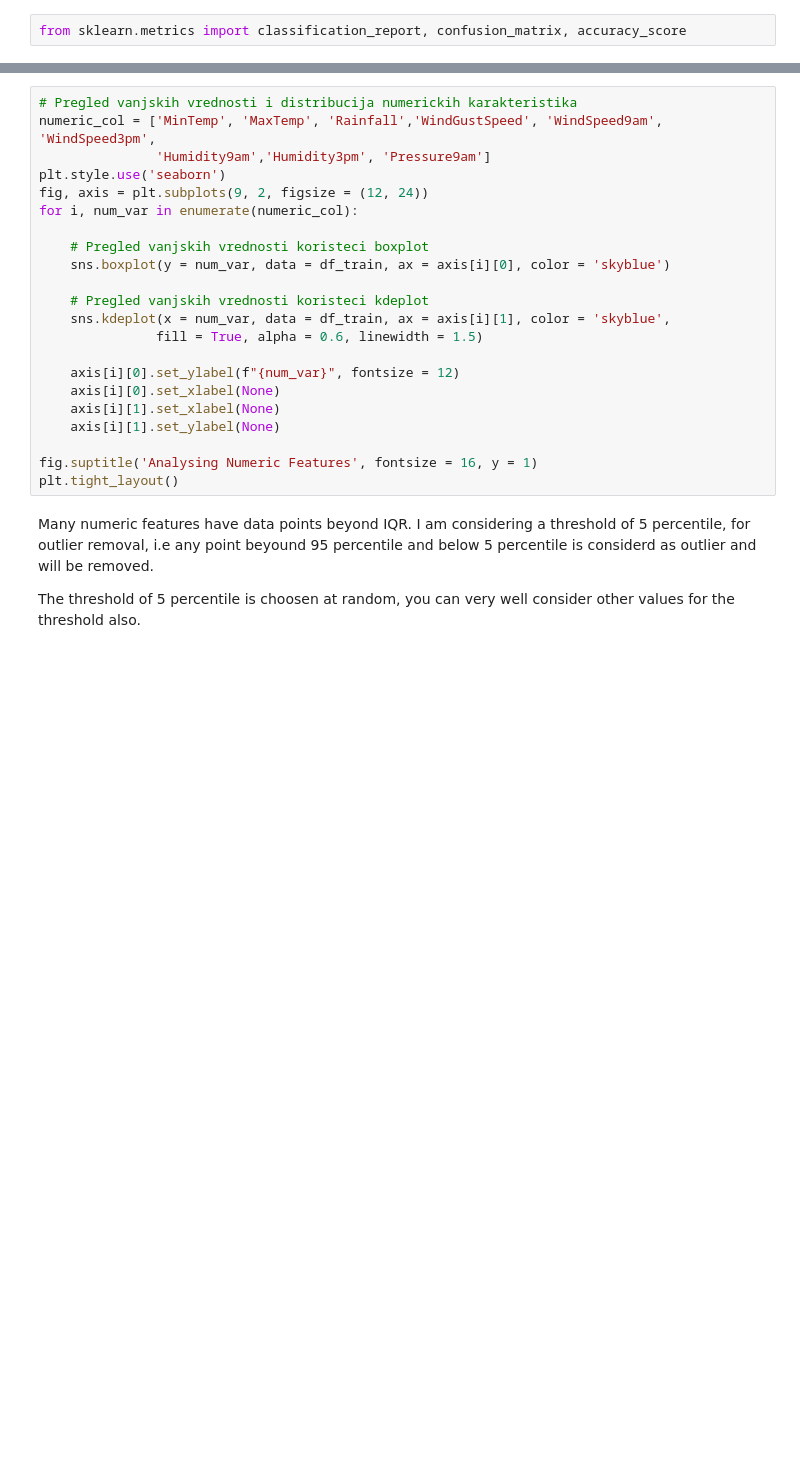
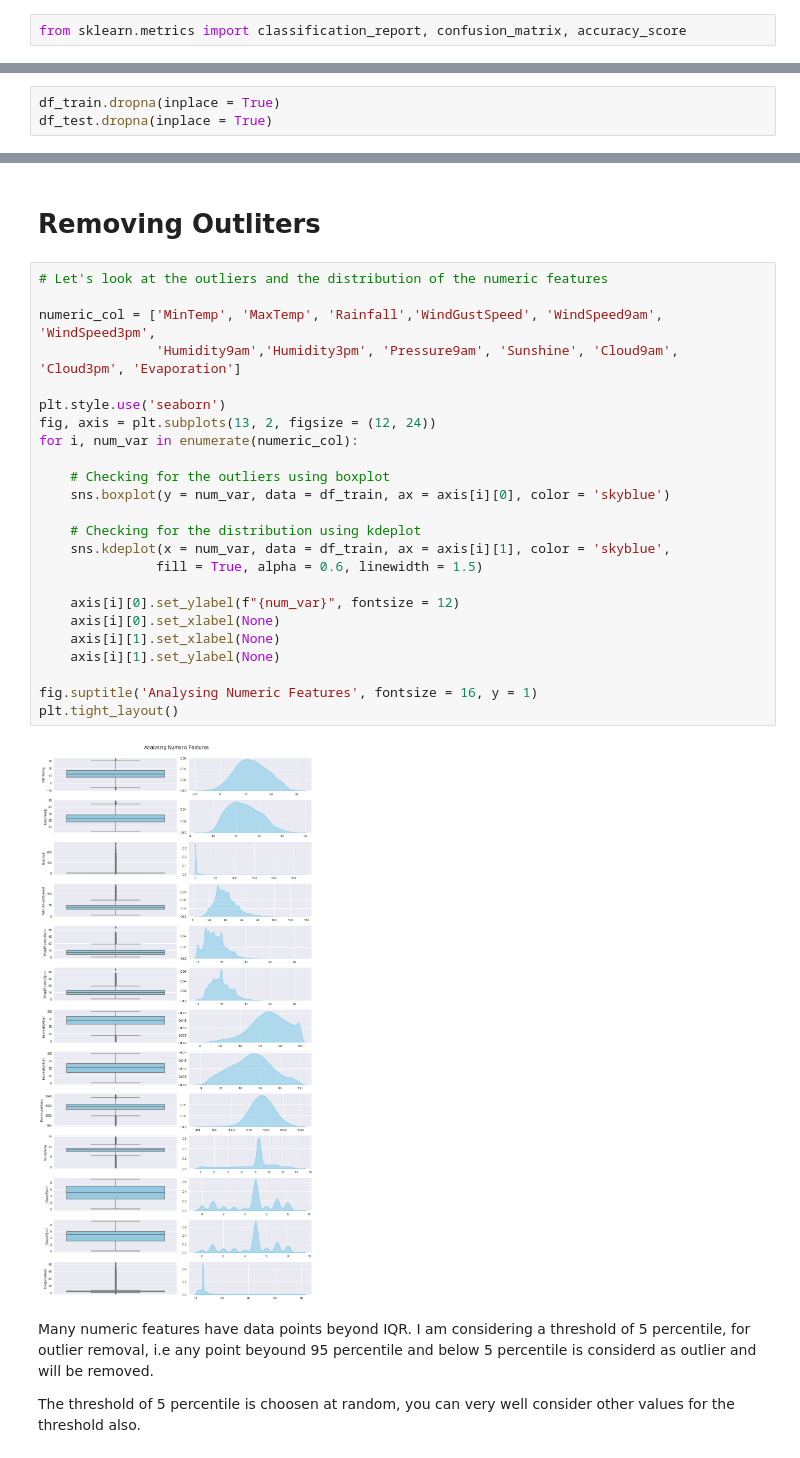
Before and after one commit to kumara0230/ORI-Rain-Prediction, a Jupyter notebook: RainPredictionORI.ipynb, the cells around one changed output, grey strips where cells are left out. Cells and saved outputs as stored; diff of their text form; blank space fills up the shorter version.

```diff
--- a/RainPredictionORI.ipynb
+++ b/RainPredictionORI.ipynb
@@ -138,0 +208,3 @@ from sklearn.metrics import classification_report, confusion_matrix, accuracy_sc
+# %%
+df_train.dropna(inplace = True)
+df_test.dropna(inplace = True)
@@ -139,25 +215,31 @@ from sklearn.metrics import classification_report, confusion_matrix, accuracy_sc
+# %% [markdown]
+# Removing Outliters
 # %%
-# Pregled vanjskih vrednosti i distribucija numerickih karakteristika
+# Let's look at the outliers and the distribution of the numeric features
+
 numeric_col = ['MinTemp', 'MaxTemp', 'Rainfall','WindGustSpeed', 'WindSpeed9am', 'WindSpeed3pm',
-               'Humidity9am','Humidity3pm', 'Pressure9am']
+               'Humidity9am','Humidity3pm', 'Pressure9am', 'Sunshine', 'Cloud9am', 'Cloud3pm', 'Evaporation']
+
 plt.style.use('seaborn')
-fig, axis = plt.subplots(9, 2, figsize = (12, 24))
+fig, axis = plt.subplots(13, 2, figsize = (12, 24))
 for i, num_var in enumerate(numeric_col):
 
-    # Pregled vanjskih vrednosti koristeci boxplot
+    # Checking for the outliers using boxplot
     sns.boxplot(y = num_var, data = df_train, ax = axis[i][0], color = 'skyblue')
 
-    # Pregled vanjskih vrednosti koristeci kdeplot
+    # Checking for the distribution using kdeplot
     sns.kdeplot(x = num_var, data = df_train, ax = axis[i][1], color = 'skyblue',
                fill = True, alpha = 0.6, linewidth = 1.5)
 
     axis[i][0].set_ylabel(f"{num_var}", fontsize = 12)
     axis[i][0].set_xlabel(None)
     axis[i][1].set_xlabel(None)
     axis[i][1].set_ylabel(None)
 
 fig.suptitle('Analysing Numeric Features', fontsize = 16, y = 1)
 plt.tight_layout()
+# %% [output]
+[figure, added]
 # %% [markdown]
 Many numeric features have data points beyond IQR. I am considering a threshold of 5 percentile, for outlier removal, i.e any point beyound 95 percentile and below 5 percentile is considerd as outlier and will be removed.
 
```
Also changed, not shown: parts of 44 cells of this notebook.
